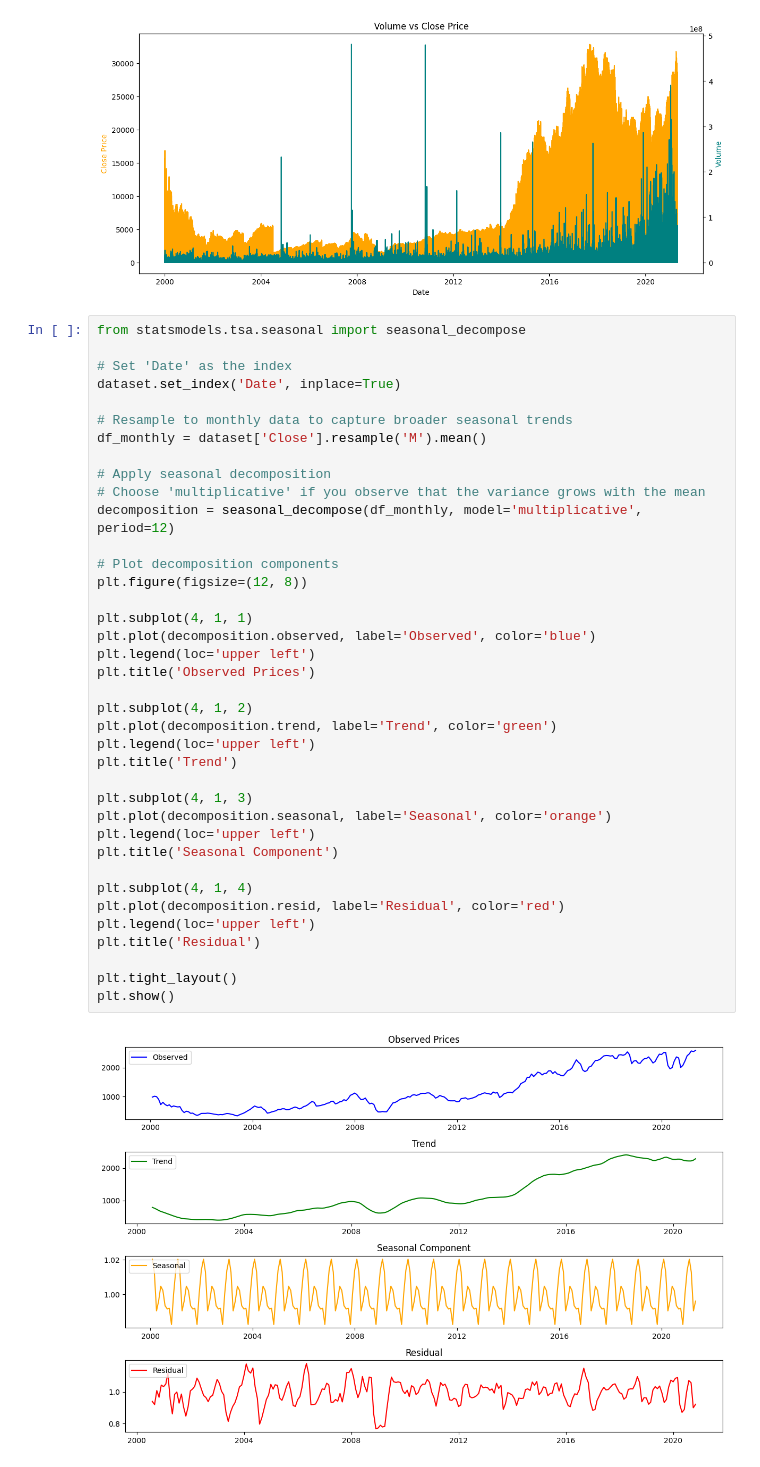
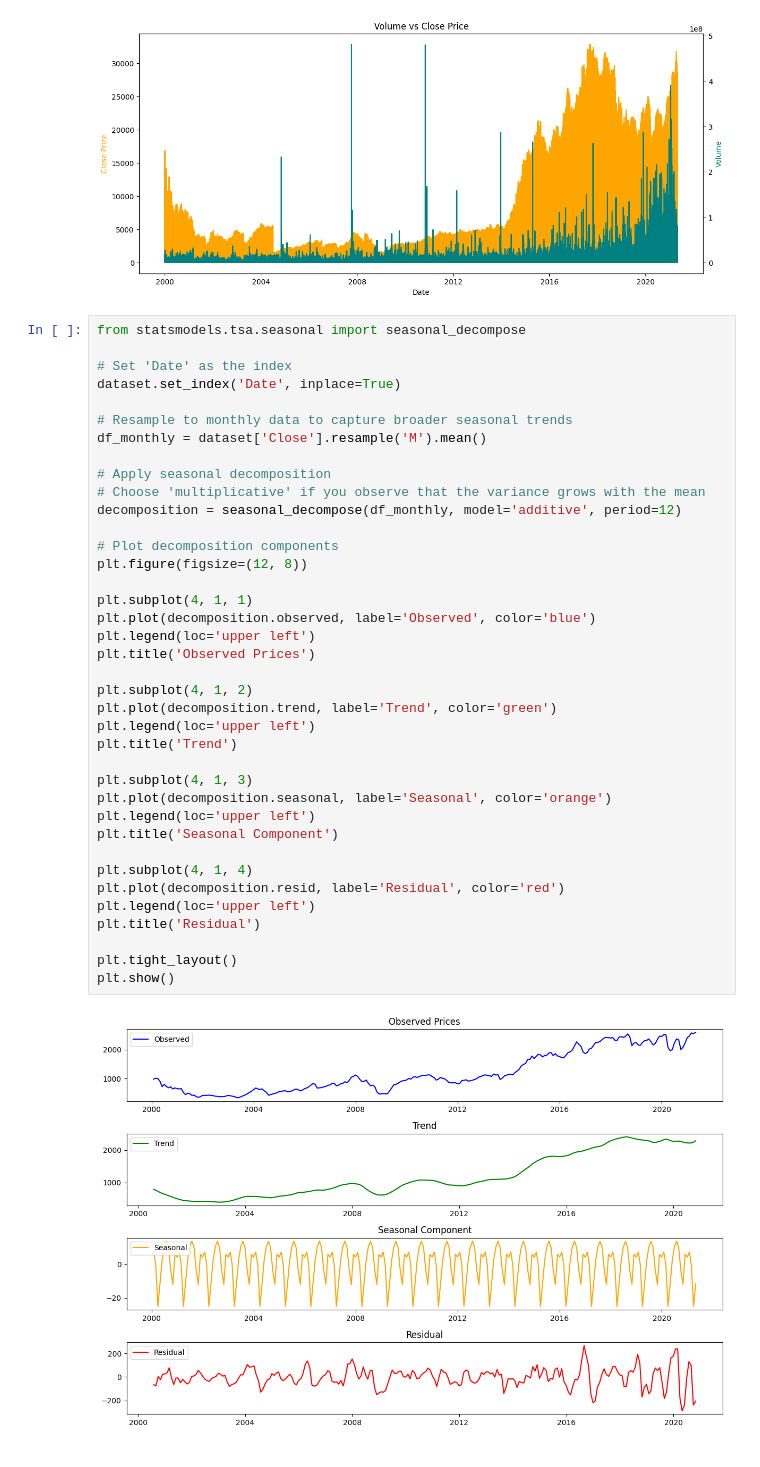
Before and after one commit to himangg/Data-Science-Project, a Jupyter notebook: EDA.ipynb, the cells around one changed output. Saved outputs shown, nothing was run; the diff lists cells and outputs as text.

```diff
--- a/EDA.ipynb
+++ b/EDA.ipynb
@@ -439,32 +439,32 @@ df_monthly = dataset['Close'].resample('M').mean()
 
 # Apply seasonal decomposition
 # Choose 'multiplicative' if you observe that the variance grows with the mean
-decomposition = seasonal_decompose(df_monthly, model='multiplicative', period=12)
+decomposition = seasonal_decompose(df_monthly, model='additive', period=12)
 
 # Plot decomposition components
 plt.figure(figsize=(12, 8))
 
 plt.subplot(4, 1, 1)
 plt.plot(decomposition.observed, label='Observed', color='blue')
 plt.legend(loc='upper left')
 plt.title('Observed Prices')
 
 plt.subplot(4, 1, 2)
 plt.plot(decomposition.trend, label='Trend', color='green')
 plt.legend(loc='upper left')
 plt.title('Trend')
 
 plt.subplot(4, 1, 3)
 plt.plot(decomposition.seasonal, label='Seasonal', color='orange')
 plt.legend(loc='upper left')
 plt.title('Seasonal Component')
 
 plt.subplot(4, 1, 4)
 plt.plot(decomposition.resid, label='Residual', color='red')
 plt.legend(loc='upper left')
 plt.title('Residual')
 
 plt.tight_layout()
 plt.show()
 # %% [output]
-[figure, old version]
+[figure, new version]
```
Also changed, not shown: parts of 12 cells of this notebook.
